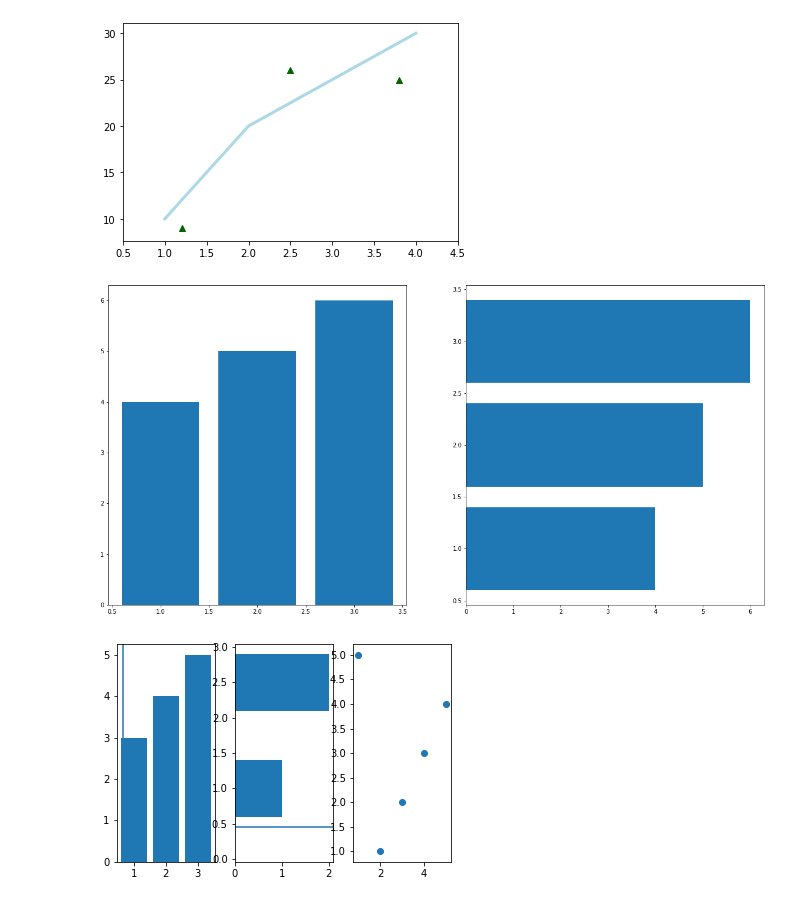
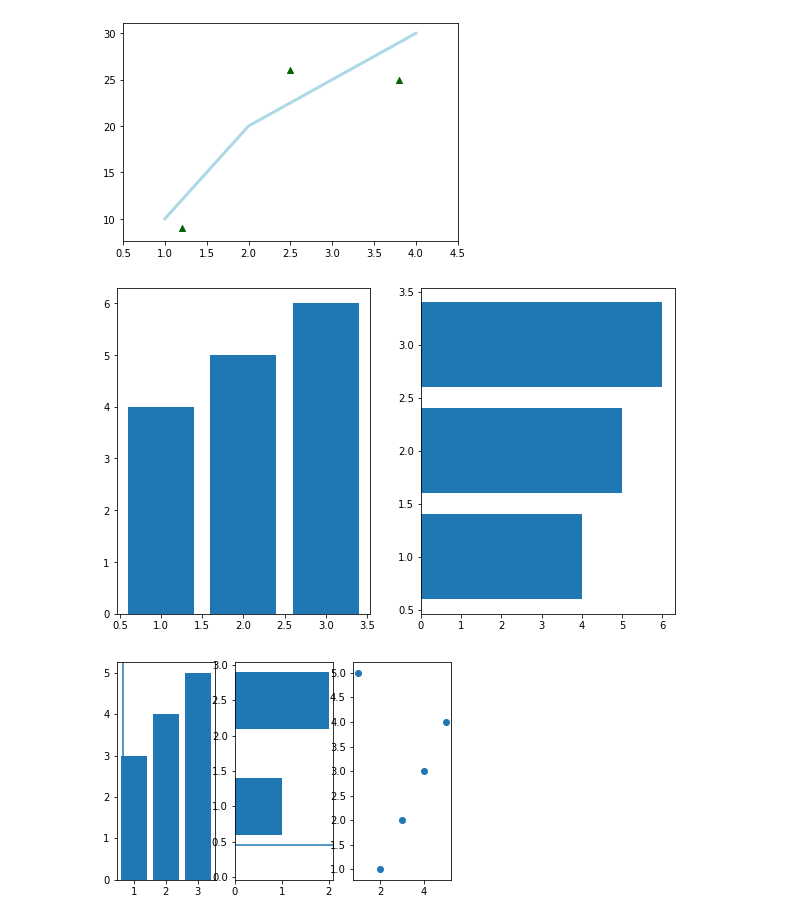
Before and after one commit to Vikas-KM/machine-learning, a Jupyter notebook: Practice/matplotlib_practice.ipynb, the cells around one changed output. Cells and saved outputs as stored; diff of their text form; code cells hidden in the pictures.

```diff
--- a/Practice/matplotlib_practice.ipynb
+++ b/Practice/matplotlib_practice.ipynb
@@ -74,17 +74,17 @@ plt.show()
 # %% [output]
 [figure]
 # %%
-fig = plt.figure(figsize=(20,10))
+fig = plt.figure(figsize=(10,6))
 ax1 = fig.add_subplot(1,2,1)
 ax2 = fig.add_subplot(1,2,2)
 
 
 ax1.bar([1,2,3],[4,5,6])
 ax2.barh([1,2,3],[4,5,6])
 
 plt.show()
 # %% [output]
-[figure, old version]
+[figure, new version]
 # %%
 fig = plt.figure()
 ax1 = fig.add_subplot(131)
```
Also changed, not shown: parts of 29 cells of this notebook.
